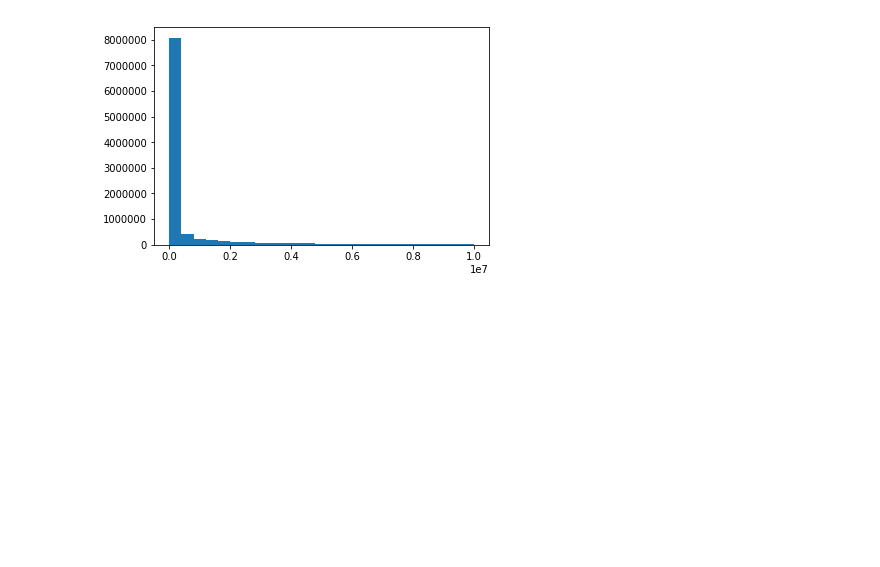
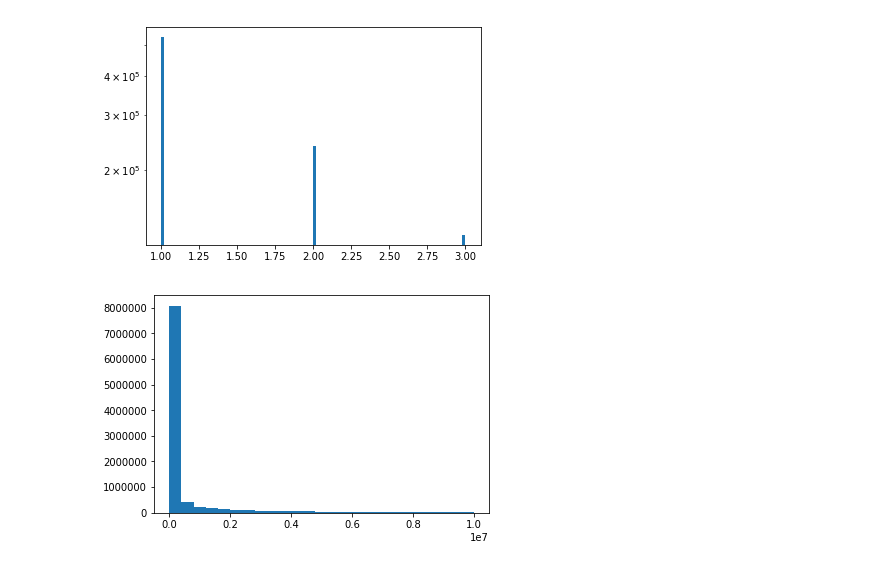
Before and after one commit to marciomacielbastos/Random-Graph, a Jupyter notebook: Distribution Test.ipynb, the cells around one changed output. Saved outputs shown, nothing was run; the diff lists cells and outputs as text; code cells hidden in the pictures; blank space fills up the shorter version.

```diff
--- a/Distribution Test.ipynb
+++ b/Distribution Test.ipynb
@@ -4,6 +24,9 @@ from matplotlib import pyplot as plt
 # %%
-A = np.loadtxt("/home/marcim/exampleA.txt")
-BF = np.loadtxt("/home/marcim/exampleBF.txt")
+A = np.loadtxt("/home/marcio/qExp13_2.txt", delimiter=',')
+# %%
+plt.hist(A, bins=100, log=True, range=(1,3));
+# %% [output]
+[figure, added]
 # %%
 plt.hist(BF, bins=25);
 # %% [output]
```
Also changed, not shown: parts of 5 cells of this notebook.
